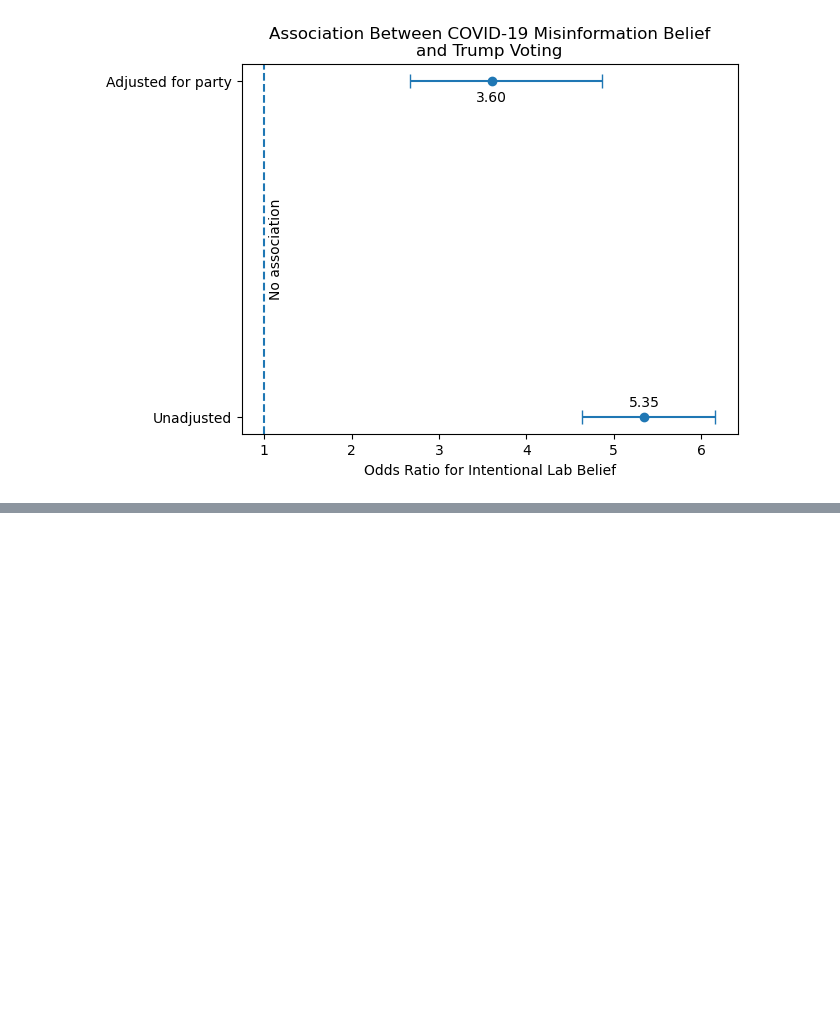
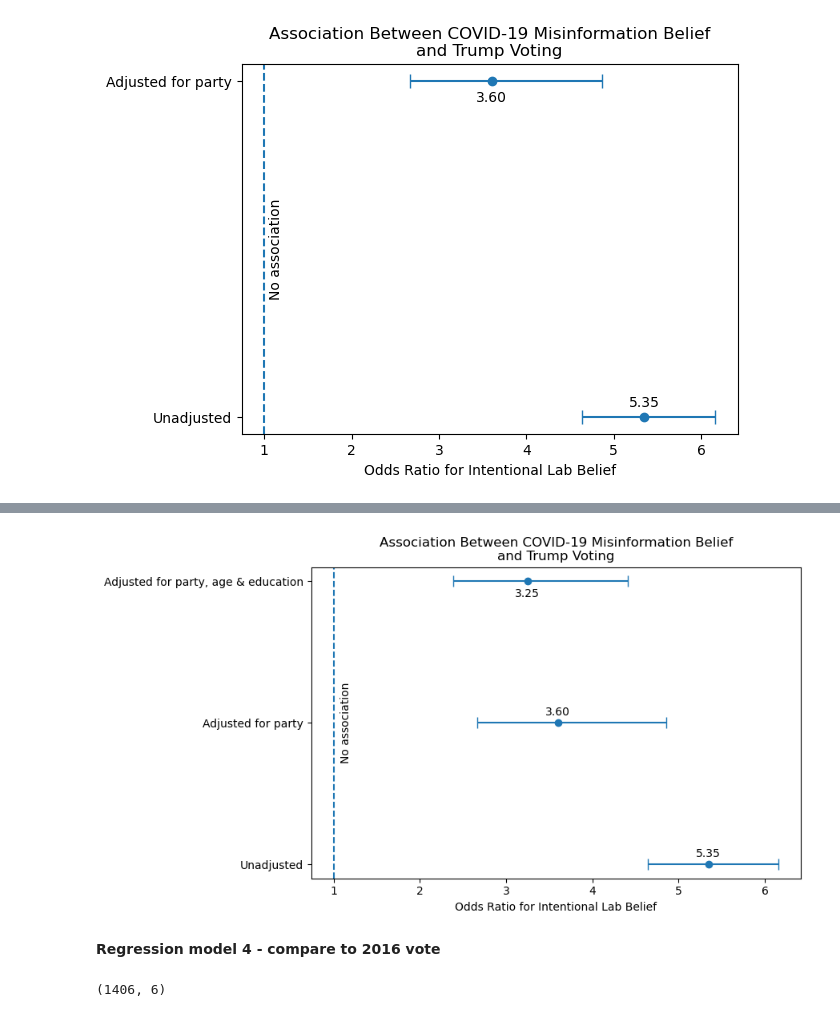
Before and after one commit to ameliabrooks28/QSS20_Project, a Jupyter notebook: code/03_regression.ipynb, the cells around one changed output, grey strips where cells are left out. Cells and saved outputs as stored; diff of their text form; code cells hidden in the pictures; blank space fills up the shorter version.

```diff
--- a/code/03_regression.ipynb
+++ b/code/03_regression.ipynb
@@ -238,0 +309,18 @@ plt.show()
+# %%
+models = [model1, model2, model3]
+labels = ["Unadjusted", "Adjusted for party", "Adjusted for party, age & education"]
+odds_ratios = []
+ci_lower = []
+ci_upper = []
+
+for model in models:
+    # exponentiate coefficients
+    odds_ratios.append(np.exp(model.params["covid_misinfo_belief"]))
+    # get confidence intervals
+    ci = model.conf_int().loc["covid_misinfo_belief"]
+    # get confidence interval bounds
+    ci_lower.append(np.exp(ci[0]))
+    ci_upper.append(np.exp(ci[1]))
+
+
+odds_ratios, ci_lower, ci_upper
@@ -238,0 +337,45 @@ plt.show()
+# %%
+y = np.arange(len(labels))
+
+# error bar distances from center point
+lower_error = np.array(odds_ratios) - np.array(ci_lower)
+upper_error = np.array(ci_upper) - np.array(odds_ratios)
+errors = [lower_error, upper_error]
+
+plt.figure(figsize=(9, 5)) # resize
+
+plt.errorbar(odds_ratios, y, xerr=errors, fmt="o", capsize=5)
+
+# line representing an odds ratio of 1
+plt.axvline(1, linestyle="--")
+
+plt.yticks(y, labels)
+plt.xlabel("Odds Ratio for Intentional Lab Belief")
+plt.title("Association Between COVID-19 Misinformation Belief\n"
+          "and Trump Voting")
+
+plt.text(1.08, 1, "No association", rotation=90, va="center")
+
+# label each point with its odds ratio
+plt.text(odds_ratios[0], y[0] + 0.05, f"{odds_ratios[0]:.2f}", ha="center") # rounded to 2 decimal places
+plt.text(odds_ratios[1], y[1] + 0.05, f"{odds_ratios[1]:.2f}", ha="center")
+plt.text(odds_ratios[2], y[2] - 0.11, f"{odds_ratios[2]:.2f}", ha="center")
+
+plt.tight_layout() # adjust spacing
+plt.savefig("../output/forest_coefficient_plot2.png", bbox_inches="tight")
+plt.show()
+# %% [output]
+[figure, added]
+# %% [markdown]
+**Regression model 4 - compare to 2016 vote**
+# %%
+reg4 = df[(df["F_AGECAT"] != "Refused") & (df["F_EDUCCAT"] != "Refused")][["trump_vote",
+                                                                           "covid_misinfo_belief",
+                                                                           "F_PARTYSUM_FINAL",
+                                                                           "F_AGECAT",
+                                                                           "F_EDUCCAT",
+                                                                           "trump_vote_2016"]].dropna()
+
+reg4.shape # 1406
+# %% [output]
+(1406, 6)
```
Also changed, not shown: parts of 18 cells of this notebook, 8 other files.
